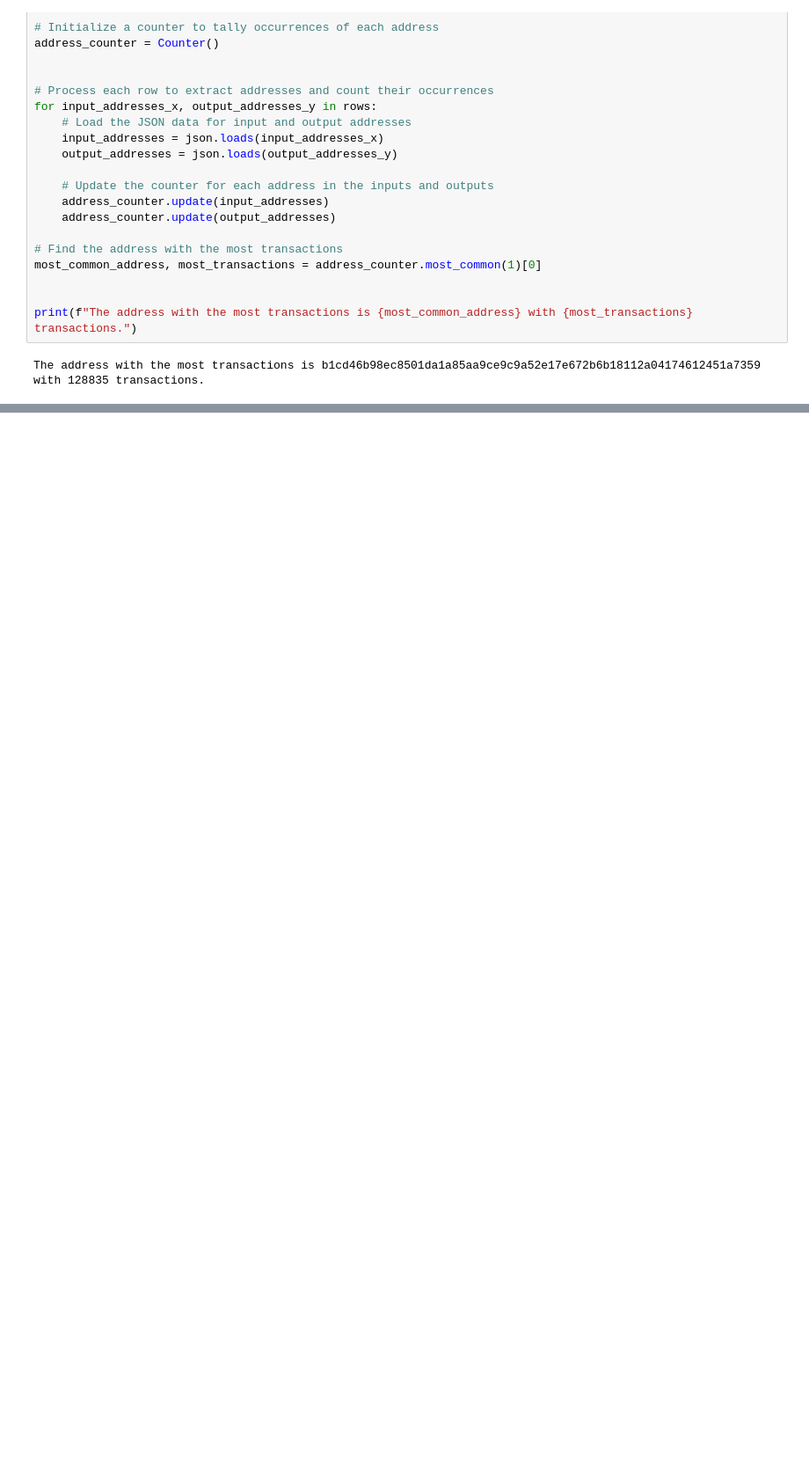
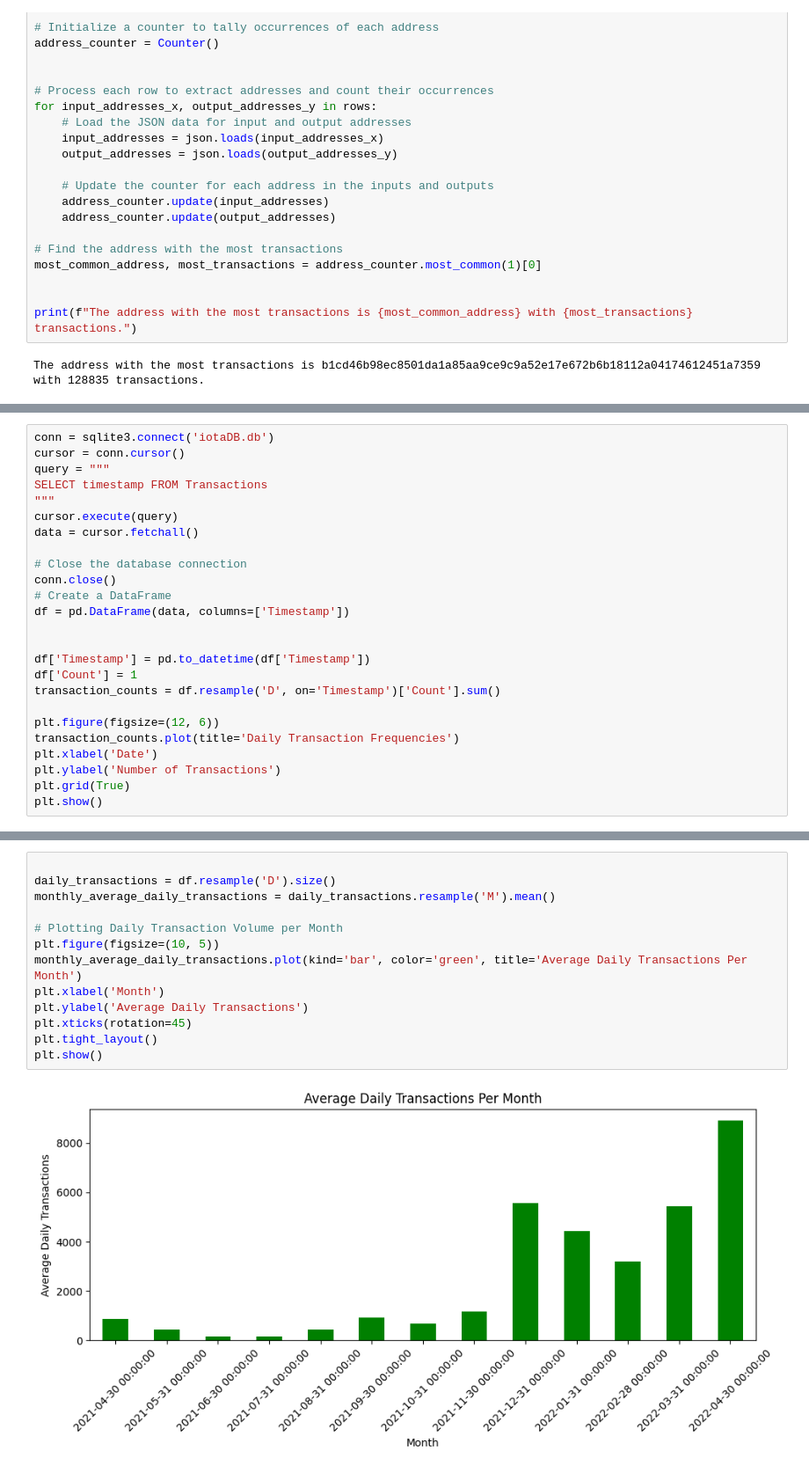
Before and after one commit to Sinthuyan97/bachelor_thesis_2024, a Jupyter notebook: timeStamp_analysis.ipynb, the cells around one changed output, grey strips where cells are left out. Shown: that part at 88% size. Drawn from its saved outputs; the diff is of its cells as text; blank space fills up the shorter version.

```diff
--- a/timeStamp_analysis.ipynb
+++ b/timeStamp_analysis.ipynb
@@ -174,0 +218,25 @@ else:
+# %%
+conn = sqlite3.connect('iotaDB.db')
+cursor = conn.cursor()
+query = """
+SELECT timestamp FROM Transactions
+"""
+cursor.execute(query)
+data = cursor.fetchall()
+
+# Close the database connection
+conn.close()
+# Create a DataFrame
+df = pd.DataFrame(data, columns=['Timestamp'])
+
+
+df['Timestamp'] = pd.to_datetime(df['Timestamp'])
+df['Count'] = 1
+transaction_counts = df.resample('D', on='Timestamp')['Count'].sum()
+
+plt.figure(figsize=(12, 6))
+transaction_counts.plot(title='Daily Transaction Frequencies')
+plt.xlabel('Date')
+plt.ylabel('Number of Transactions')
+plt.grid(True)
+plt.show()
@@ -174,0 +245,15 @@ else:
+# %%
+
+daily_transactions = df.resample('D').size()
+monthly_average_daily_transactions = daily_transactions.resample('M').mean()
+
+# Plotting Daily Transaction Volume per Month
+plt.figure(figsize=(10, 5))
+monthly_average_daily_transactions.plot(kind='bar', color='green', title='Average Daily Transactions Per Month')
+plt.xlabel('Month')
+plt.ylabel('Average Daily Transactions')
+plt.xticks(rotation=45)
+plt.tight_layout()
+plt.show()
+# %% [output]
+[figure, added]
```
Also changed, not shown: parts of 19 cells of this notebook, 4 other files.
